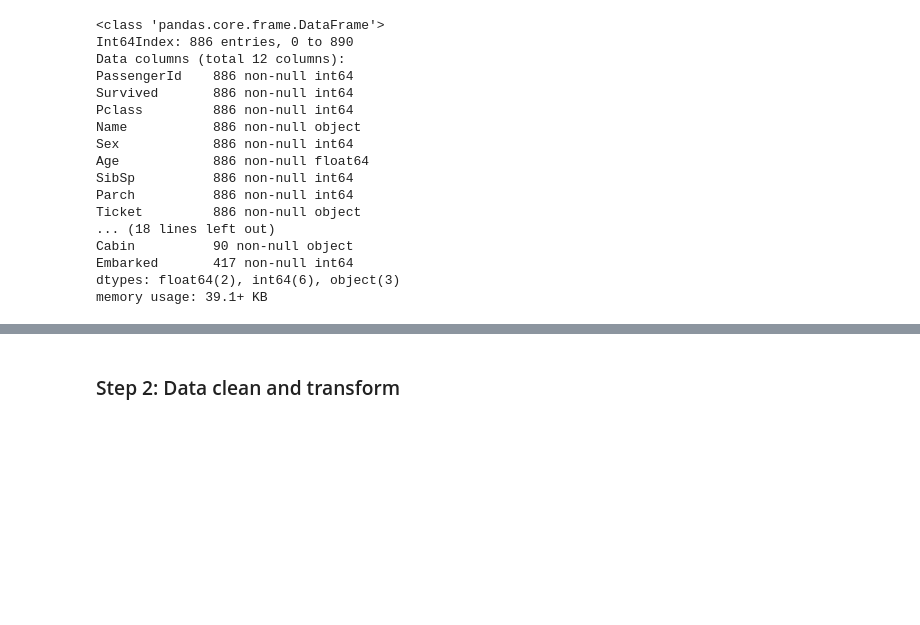
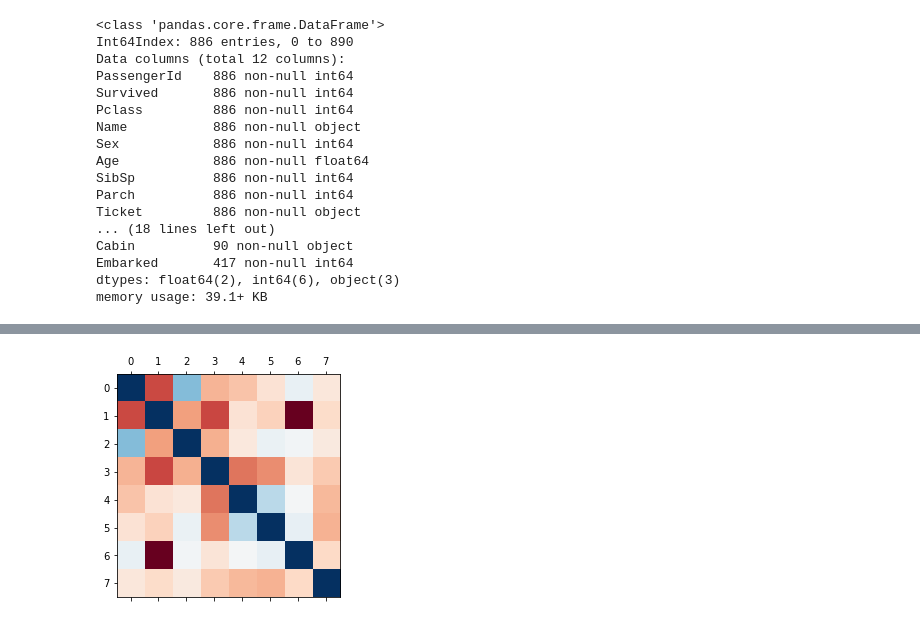
Before and after one commit to CescWang1991/Python-Machine-Learning, a Jupyter notebook: classification/case/Titanic.ipynb, the cells around one changed output, grey strips where cells are left out. Saved outputs shown, nothing was run; the diff lists cells and outputs as text; code cells hidden in the pictures; blank space fills up the shorter version.

```diff
--- a/classification/case/Titanic.ipynb
+++ b/classification/case/Titanic.ipynb
@@ -229,3 +235,6 @@ Pclass        -0.331075
 Name: Survived, dtype: float64
-# %% [markdown]
-### Step 2: Data clean and transform
+# %%
+plt.matshow(corr_matrix, cmap="RdBu")
+plt.show()
+# %% [output]
+[figure, added]
```
Also changed, not shown: parts of 22 cells of this notebook.
